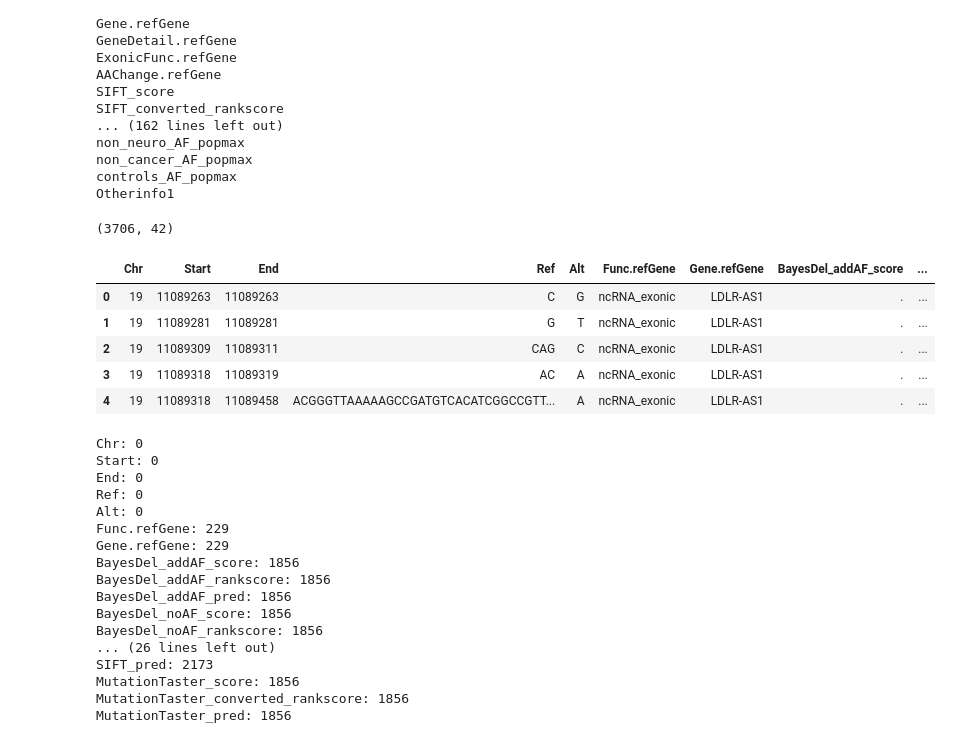
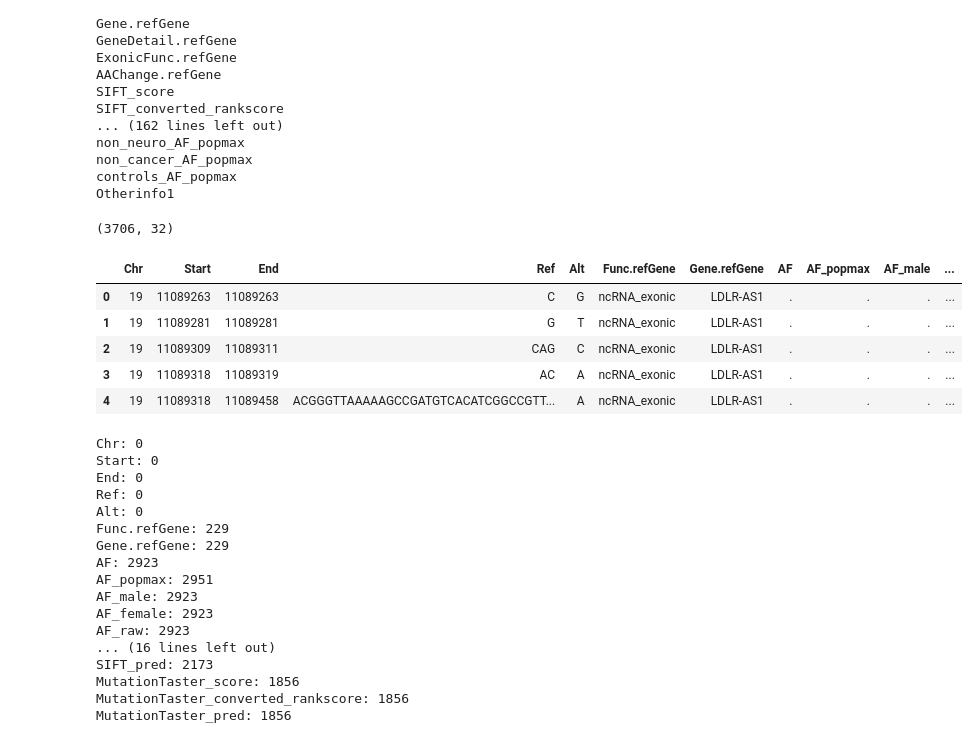
Before and after one commit to gpietrop/CATT, a Jupyter notebook: visualize_annovar_output.ipynb, the cells around one changed output. Drawn from its saved outputs; the diff is of its cells as text; code cells hidden in the pictures.

```diff
--- a/visualize_annovar_output.ipynb
+++ b/visualize_annovar_output.ipynb
@@ -36,27 +215,27 @@ Otherinfo1
 # %%
 cols_input = ['Chr', 'Start', 'End', 'Ref', 'Alt']
 cols_other = ['Func.refGene', 'Gene.refGene']
-cols_af = df.filter(regex='AF').columns.tolist()
+cols_af = df.filter(regex='^AF').columns.tolist()
 cols_1kgp = df.filter(regex='1000g').columns.tolist()
 cols_gnomad = df.filter(regex='gnomad').columns.tolist() # nothing
 cols_revel = df.filter(regex='REVEL').columns.tolist()
 cols_metarnn = df.filter(regex='MetaRNN').columns.tolist()
 cols_sift = df.filter(regex='SIFT_').columns.tolist()
 cols_mtaster = df.filter(regex='MutationTaster').columns.tolist()
 cols_provean = df.filter(regex='Provean').columns.tolist()
 
 cols = cols_input + cols_other + cols_af + cols_1kgp + cols_gnomad + cols_revel + cols_metarnn + cols_sift + cols_mtaster + cols_provean
 df_useful = df[cols]
 print(df_useful.shape)
 df_useful.head()
 # %% [output]
-(3706, 42)
+(3706, 32)
-|  | Chr | Start | End | Ref | Alt | Func.refGene | Gene.refGene | BayesDel_addAF_score | ... |
-| 0 | 19 | 11089263 | 11089263 | C | G | ncRNA_exonic | LDLR-AS1 | . | ... |
-| 1 | 19 | 11089281 | 11089281 | G | T | ncRNA_exonic | LDLR-AS1 | . | ... |
-| 2 | 19 | 11089309 | 11089311 | CAG | C | ncRNA_exonic | LDLR-AS1 | . | ... |
-| 3 | 19 | 11089318 | 11089319 | AC | A | ncRNA_exonic | LDLR-AS1 | . | ... |
-| 4 | 19 | 11089318 | 11089458 | ACGGGTTAAAAAGCCGATGTCACATCGGCCGTT... | A | ncRNA_exonic | LDLR-AS1 | . | ... |
+|  | Chr | Start | End | Ref | Alt | Func.refGene | Gene.refGene | AF | AF_popmax | AF_male | ... |
+| 0 | 19 | 11089263 | 11089263 | C | G | ncRNA_exonic | LDLR-AS1 | . | . | . | ... |
+| 1 | 19 | 11089281 | 11089281 | G | T | ncRNA_exonic | LDLR-AS1 | . | . | . | ... |
+| 2 | 19 | 11089309 | 11089311 | CAG | C | ncRNA_exonic | LDLR-AS1 | . | . | . | ... |
+| 3 | 19 | 11089318 | 11089319 | AC | A | ncRNA_exonic | LDLR-AS1 | . | . | . | ... |
+| 4 | 19 | 11089318 | 11089458 | ACGGGTTAAAAAGCCGATGTCACATCGGCCGTT... | A | ncRNA_exonic | LDLR-AS1 | . | . | . | ... |
 # %%
 for i in df_useful.columns:
     print(f"{i}: {df_useful[i].loc[df_useful[i]=='.'].shape[0]}")
@@ -68,12 +247,12 @@ Ref: 0
 Alt: 0
 Func.refGene: 229
 Gene.refGene: 229
-BayesDel_addAF_score: 1856
-BayesDel_addAF_rankscore: 1856
-BayesDel_addAF_pred: 1856
-BayesDel_noAF_score: 1856
-BayesDel_noAF_rankscore: 1856
-... (26 lines left out)
+AF: 2923
+AF_popmax: 2951
+AF_male: 2923
+AF_female: 2923
+AF_raw: 2923
+... (16 lines left out)
 SIFT_pred: 2173
 MutationTaster_score: 1856
 MutationTaster_converted_rankscore: 1856
```
Also changed, not shown: parts of 14 cells of this notebook, 2 other files.
